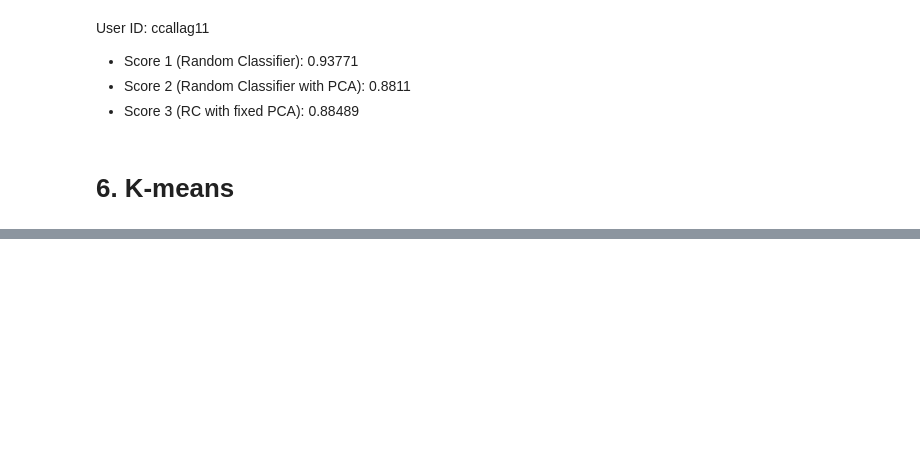
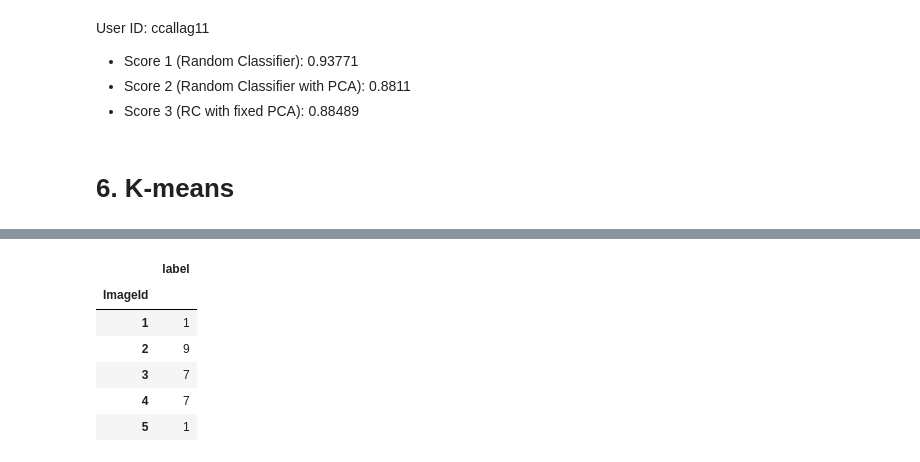
Before and after one commit to christophercallaghan2022/MSDS422, a Jupyter notebook: Assignment_5.ipynb, the cells around one changed output, grey strips where cells are left out. Saved outputs shown, nothing was run; the diff lists cells and outputs as text; code cells hidden in the pictures; blank space fills up the shorter version.

```diff
--- a/Assignment_5.ipynb
+++ b/Assignment_5.ipynb
@@ -529,0 +599,15 @@ User ID: ccallag11
+# %%
+test4_kaggle = test[["label"]]
+
+test4_kaggle.index.names = ['ImageId']
+test4_kaggle.index = test4_kaggle.index + 1
+
+test4_kaggle.head()
+# %% [output]
+|  | label |
+| ImageId |  |
+| 1 | 1 |
+| 2 | 9 |
+| 3 | 7 |
+| 4 | 7 |
+| 5 | 1 |
```
Also changed, not shown: parts of 19 cells of this notebook.
